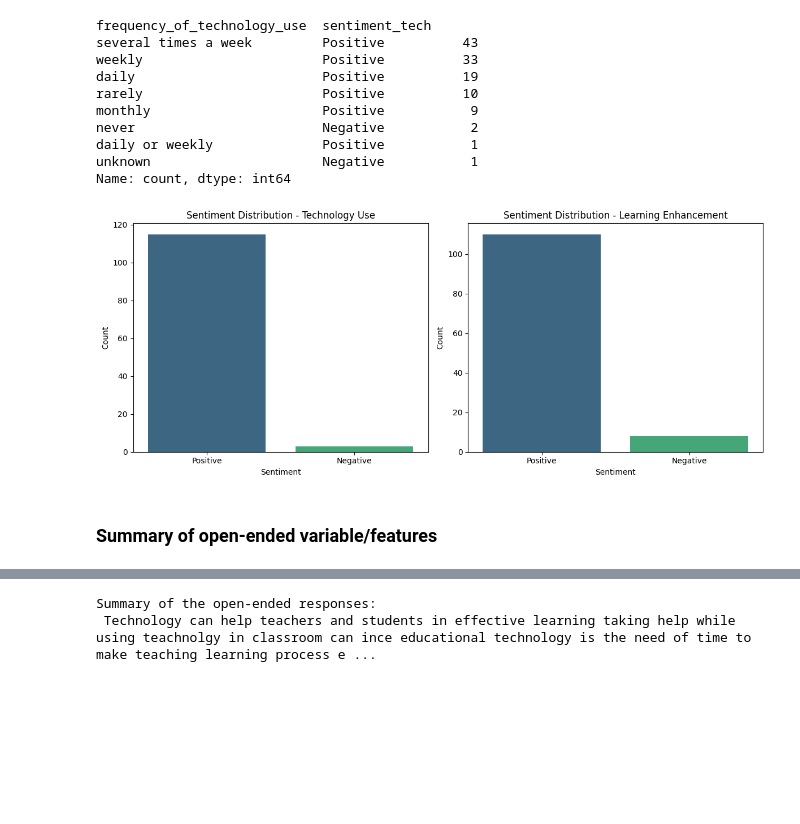
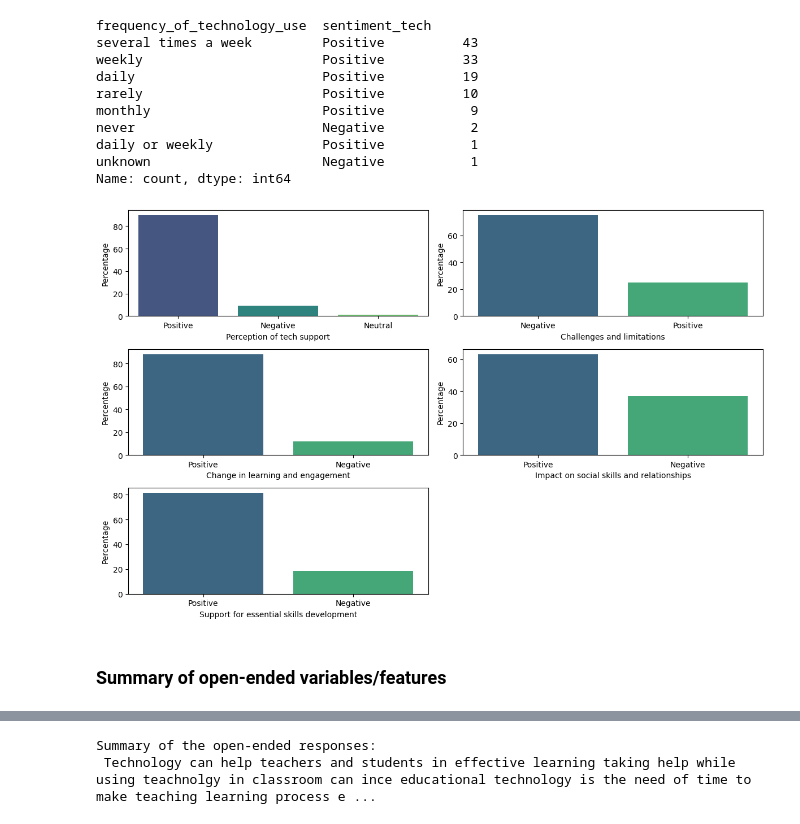
Before and after one commit to math-pal/edu-tech, a Jupyter notebook: impact_of_tech_on_edu.ipynb, the cells around one changed output, grey strips where cells are left out. Cells and saved outputs as stored; diff of their text form; code cells hidden in the pictures; blank space fills up the shorter version.

```diff
--- a/impact_of_tech_on_edu.ipynb
+++ b/impact_of_tech_on_edu.ipynb
@@ -742,8 +772,5 @@ from transformers import pipeline
 # %%
 # Load a pre-trained BERT model fine-tuned for sentiment analysis
+
 # Here we're using 'distilbert-base-uncased-finetuned-sst-2-english', which is fine-tuned for sentiment analysis
 classifier = pipeline('sentiment-analysis', model='distilbert-base-uncased-finetuned-sst-2-english')
-
-# Applying sentiment analysis to each response
-df['sentiment_tech'] = df['frequency_of_technology_use'].apply(lambda x: classifier(x)[0]['label'].capitalize())
-df['sentiment_learning'] = df['perceived_enhancement_of_learning'].apply(lambda x: classifier(x)[0]['label'].capitalize())
@@ -749,0 +792,15 @@ df['sentiment_learning'] = df['perceived_enhancement_of_learning'].apply(lambda
+# %%
+# Function to classify sentiment with a neutral case
+def classify_sentiment(text, neutral_threshold=0.6):
+    result = classifier(text)[0]
+    label = result['label'].capitalize()
+    score = result['score']
+
+    # Consider sentiment as 'Neutral' if the score is below the neutral_threshold
+    if score < neutral_threshold:
+        return 'Neutral'
+    return label
+# %%
+# Applying sentiment analysis to each column in 'col_sentiment'
+for col in col_sentiment:
+    df[col] = df[col].dropna().apply(lambda x: classify_sentiment(x))
@@ -769,34 +897,13 @@ never                        Negative           2
 daily or weekly              Positive           1
 unknown                      Negative           1
 Name: count, dtype: int64
-# %%
-# Count the sentiment values
-sentiment_counts_tech = df['sentiment_tech'].value_counts()
-sentiment_counts_learning = df['sentiment_learning'].value_counts()
-
-# Create a subplot for side-by-side comparison of both columns
-fig, axes = plt.subplots(1, 2, figsize=(12, 5))
-
-# Plot for 'sentiment_tech'
-sns.barplot(x=sentiment_counts_tech.index, y=sentiment_counts_tech.values, ax=axes[0],
-            hue=sentiment_counts_tech.index, palette='viridis', legend=False)  # palette='coolwarm'
-axes[0].set_title('Sentiment Distribution - Technology Use')
-axes[0].set_xlabel('Sentiment')
-axes[0].set_ylabel('Count')
-
-# Plot for 'sentiment_learning'
-sns.barplot(x=sentiment_counts_learning.index, y=sentiment_counts_learning.values, ax=axes[1],
-            hue=sentiment_counts_learning.index, palette='viridis', legend=False)
-axes[1].set_title('Sentiment Distribution - Learning Enhancement')
-axes[1].set_xlabel('Sentiment')
-axes[1].set_ylabel('Count')
-
-plt.tight_layout()
-plt.show()
-# %% [output]
-[figure, removed]
+# %%
+plot_categorical_variables(df, col_sentiment, (12, 12),
+                              ylabel="Percentage", save_path="sentiment_distribution_plot.png")
+# %% [output]
+[figure, added]
 # %% [markdown]
-### Summary of open-ended variable/features
+### Summary of open-ended variables/features
 # %%
 from langchain.text_splitter import RecursiveCharacterTextSplitter
 # %%
```
Also changed, not shown: parts of 74 cells of this notebook, 1 other file.
